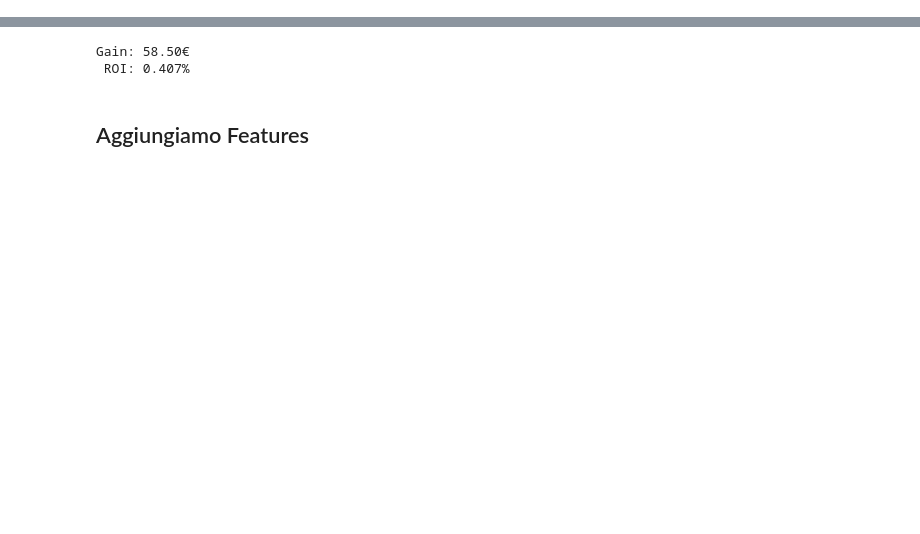
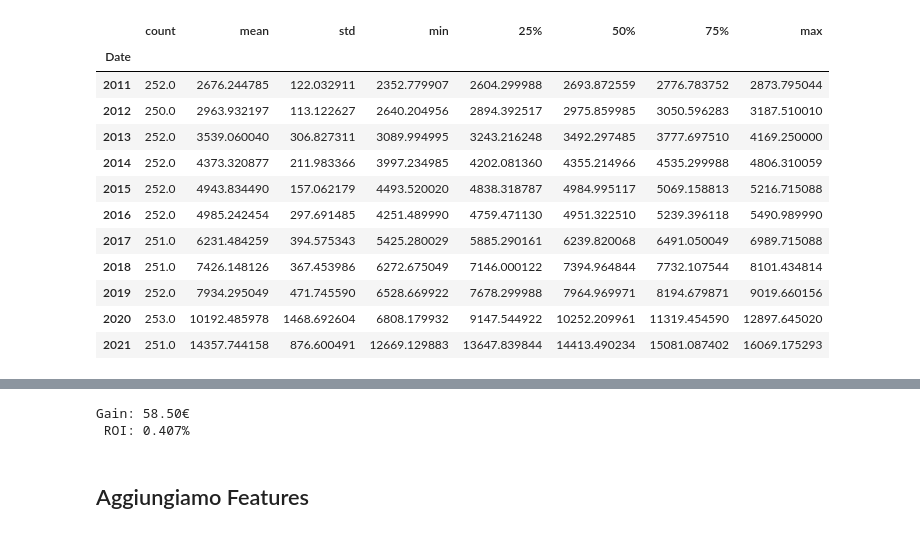
Before and after one commit to Morlenza/Nasdaq_prediction, a Jupyter notebook: PredizioneNasdaq.ipynb, the cells around one changed output, grey strips where cells are left out. Saved outputs shown, nothing was run; the diff lists cells and outputs as text; code cells hidden in the pictures; blank space fills up the shorter version.

```diff
--- a/PredizioneNasdaq.ipynb
+++ b/PredizioneNasdaq.ipynb
@@ -12,0 +62,6 @@ data = nasdaq.history(start="2011-01-01", end="2021-12-31", actions=False)
+# %%
+open = data["Open"]
+high = data["High"]
+low = data["Low"]
+close = data["Close"]
+volume = data["Volume"]
@@ -12,0 +125,17 @@ data = nasdaq.history(start="2011-01-01", end="2021-12-31", actions=False)
+# %%
+hlm = (high + low) / 2
+hlm.groupby(hlm.index.year).describe()
+# %% [output]
+|  | count | mean | std | min | 25% | 50% | 75% | max |
+| Date |  |  |  |  |  |  |  |  |
+| 2011 | 252.0 | 2676.244785 | 122.032911 | 2352.779907 | 2604.299988 | 2693.872559 | 2776.783752 | 2873.795044 |
+| 2012 | 250.0 | 2963.932197 | 113.122627 | 2640.204956 | 2894.392517 | 2975.859985 | 3050.596283 | 3187.510010 |
+| 2013 | 252.0 | 3539.060040 | 306.827311 | 3089.994995 | 3243.216248 | 3492.297485 | 3777.697510 | 4169.250000 |
+| 2014 | 252.0 | 4373.320877 | 211.983366 | 3997.234985 | 4202.081360 | 4355.214966 | 4535.299988 | 4806.310059 |
+| 2015 | 252.0 | 4943.834490 | 157.062179 | 4493.520020 | 4838.318787 | 4984.995117 | 5069.158813 | 5216.715088 |
+| 2016 | 252.0 | 4985.242454 | 297.691485 | 4251.489990 | 4759.471130 | 4951.322510 | 5239.396118 | 5490.989990 |
+| 2017 | 251.0 | 6231.484259 | 394.575343 | 5425.280029 | 5885.290161 | 6239.820068 | 6491.050049 | 6989.715088 |
+| 2018 | 251.0 | 7426.148126 | 367.453986 | 6272.675049 | 7146.000122 | 7394.964844 | 7732.107544 | 8101.434814 |
+| 2019 | 252.0 | 7934.295049 | 471.745590 | 6528.669922 | 7678.299988 | 7964.969971 | 8194.679871 | 9019.660156 |
+| 2020 | 253.0 | 10192.485978 | 1468.692604 | 6808.179932 | 9147.544922 | 10252.209961 | 11319.454590 | 12897.645020 |
+| 2021 | 251.0 | 14357.744158 | 876.600491 | 12669.129883 | 13647.839844 | 14413.490234 | 15081.087402 | 16069.175293 |
```
Also changed, not shown: parts of 42 cells of this notebook, 1 other file.
